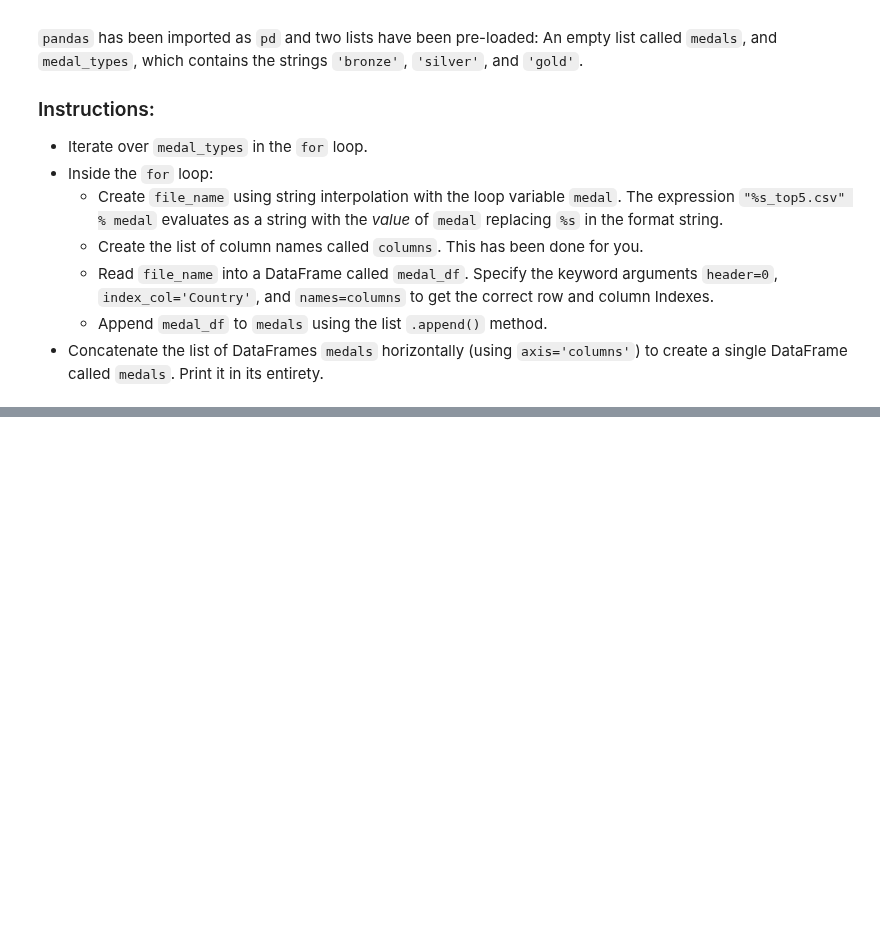
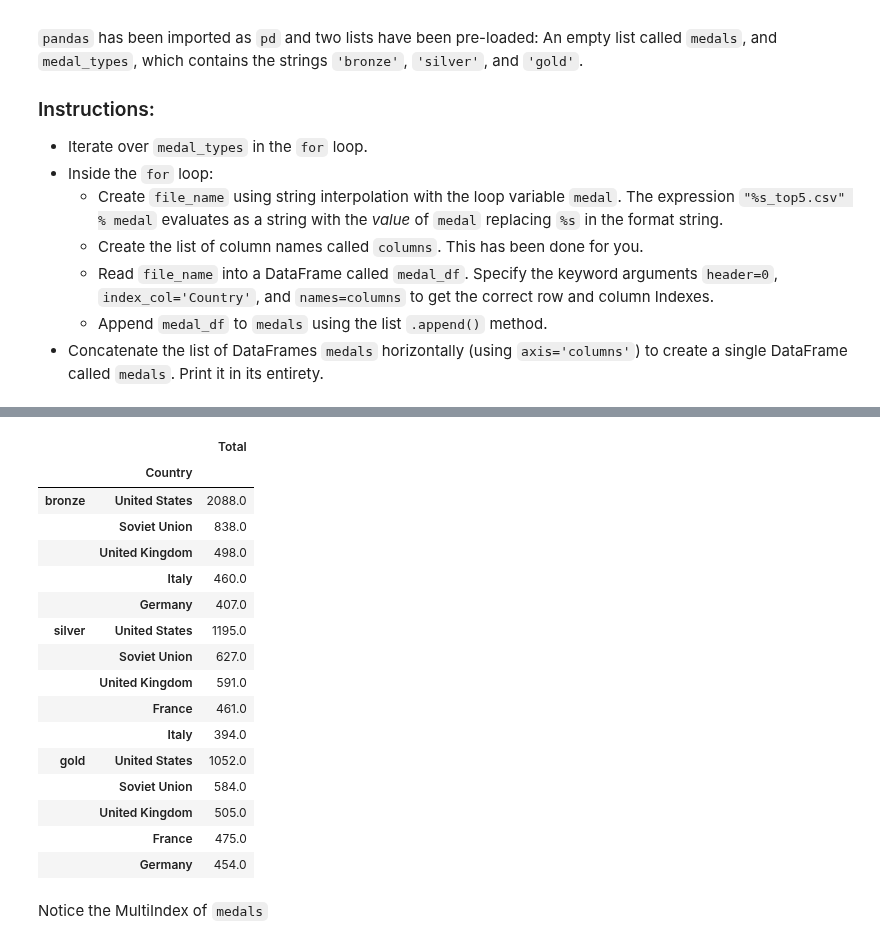
Before and after one commit to mitabunov/DataCamp_pony, a Jupyter notebook: 10_merging_DataFrames/02_Concatenating_data.ipynb, the cells around one changed output, grey strips where cells are left out. Cells and saved outputs as stored; diff of their text form; code cells hidden in the pictures; blank space fills up the shorter version.

```diff
--- a/10_merging_DataFrames/02_Concatenating_data.ipynb
+++ b/10_merging_DataFrames/02_Concatenating_data.ipynb
@@ -305,0 +319,44 @@ United States   2088.0  1195.0  1052.0
+# %%
+# Create a list of medal_types
+medal_types = ['gold', 'silver', 'bronze']
+# Create a empty medals list
+medals = []
+
+# Create a file path
+path = '_datasets/Summer_Olympics/'
+# %%
+for medal in medal_types:
+
+    file_name = "%s_top5.csv" % medal
+
+    # Read file_name into a DataFrame: medal_df
+    medal_df = pd.read_csv(path+file_name, index_col='Country')
+
+    # Append medal_df to medals
+    medals.append(medal_df)
+
+# Concatenate medals: medals
+medals = pd.concat(medals, keys=['bronze', 'silver', 'gold'])
+
+# Print medals in entirety
+medals
+# %% [output]
+|  |  | Total |
+|  | Country |  |
+| bronze | United States | 2088.0 |
+|  | Soviet Union | 838.0 |
+|  | United Kingdom | 498.0 |
+|  | Italy | 460.0 |
+|  | Germany | 407.0 |
+| silver | United States | 1195.0 |
+|  | Soviet Union | 627.0 |
+|  | United Kingdom | 591.0 |
+|  | France | 461.0 |
+|  | Italy | 394.0 |
+| gold | United States | 1052.0 |
+|  | Soviet Union | 584.0 |
+|  | United Kingdom | 505.0 |
+|  | France | 475.0 |
+|  | Germany | 454.0 |
+# %% [markdown]
+Notice the MultiIndex of `medals`
```
Also changed, not shown: parts of 23 cells of this notebook, 9 other files.
